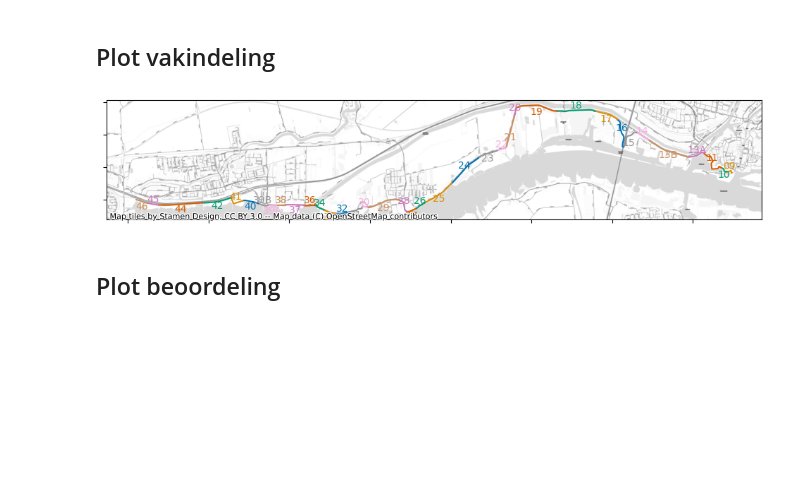
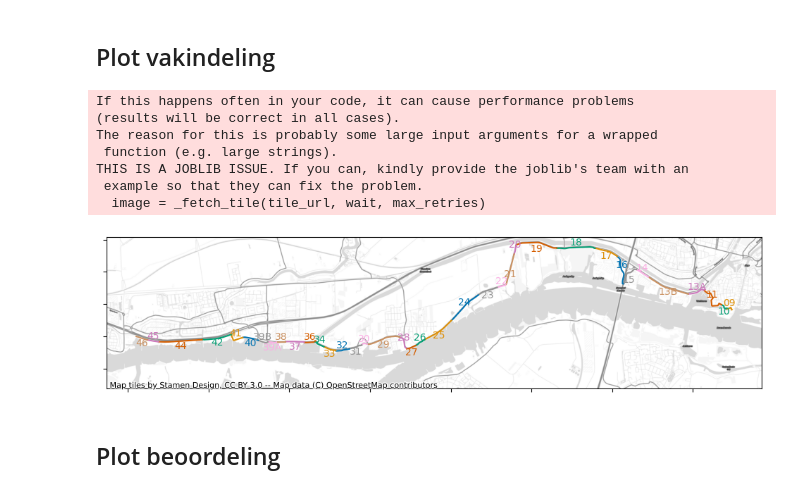
Before and after one commit to Deltares/VRSuiteUtils, a Jupyter notebook: postprocessing/Analyse 16-1.ipynb, the cells around one changed output. Drawn from its saved outputs; the diff is of its cells as text; code cells hidden in the pictures; blank space fills up the shorter version.

```diff
--- a/postprocessing/Analyse 16-1.ipynb
+++ b/postprocessing/Analyse 16-1.ipynb
@@ -25,31 +27,17 @@ for count, section in shapefile.iterrows():
         shapefile.loc[count,'NUMMER']= '{:02d}'.format(np.int32(section.NUMMER))
 # %% [markdown]
 ## Plot vakindeling
-# %%
-fig,ax = plt.subplots(figsize=(12,5))
-colors = sns.color_palette('colorblind',n_colors=8)
-colcount=0
-for count, row in shapefile.iterrows():
-    if row.IN_ANALYSE:
-        colcount+=1
-        try:
-            color = colors[colcount]
-        except:
-            color = colors[0]
-            colcount = 0
-        ax.plot(*row.geometry.coords.xy,color=color)
-        if (count % 2) == 0:
-            ax.annotate(text=row['NUMMER'], xy=row.geometry.centroid.coords[:][0],
-                     horizontalalignment='center',verticalalignment='bottom',color=color)
-        else:
-            ax.annotate(text=row['NUMMER'], xy=row.geometry.centroid.coords[:][0],
-                     horizontalalignment='center',verticalalignment='top',color=color)
-ax.set_xticklabels([])
-ax.set_yticklabels([])
-ctx.add_basemap(ax,source=ctx.providers.Stamen.TonerLite)
-plt.savefig(results_dir.joinpath(run,'extra_resultaten','vakindeling.png'),dpi=300,bbox_inches='tight')
-# %% [output]
-[figure, removed]
+# %%
+plot_vakindeling(shapefile, results_dir.joinpath(run, 'extra_resultaten', 'vakindeling.png'))
+# %% [output]
+If this happens often in your code, it can cause performance problems
+(results will be correct in all cases).
+The reason for this is probably some large input arguments for a wrapped
+ function (e.g. large strings).
+THIS IS A JOBLIB ISSUE. If you can, kindly provide the joblib's team with an
+ example so that they can fix the problem.
+  image = _fetch_tile(tile_url, wait, max_retries)
+[figure, added]
 # %% [markdown]
 ## Plot beoordeling
 # %%
```
Also changed, not shown: parts of 20 cells of this notebook, 2 other files.
